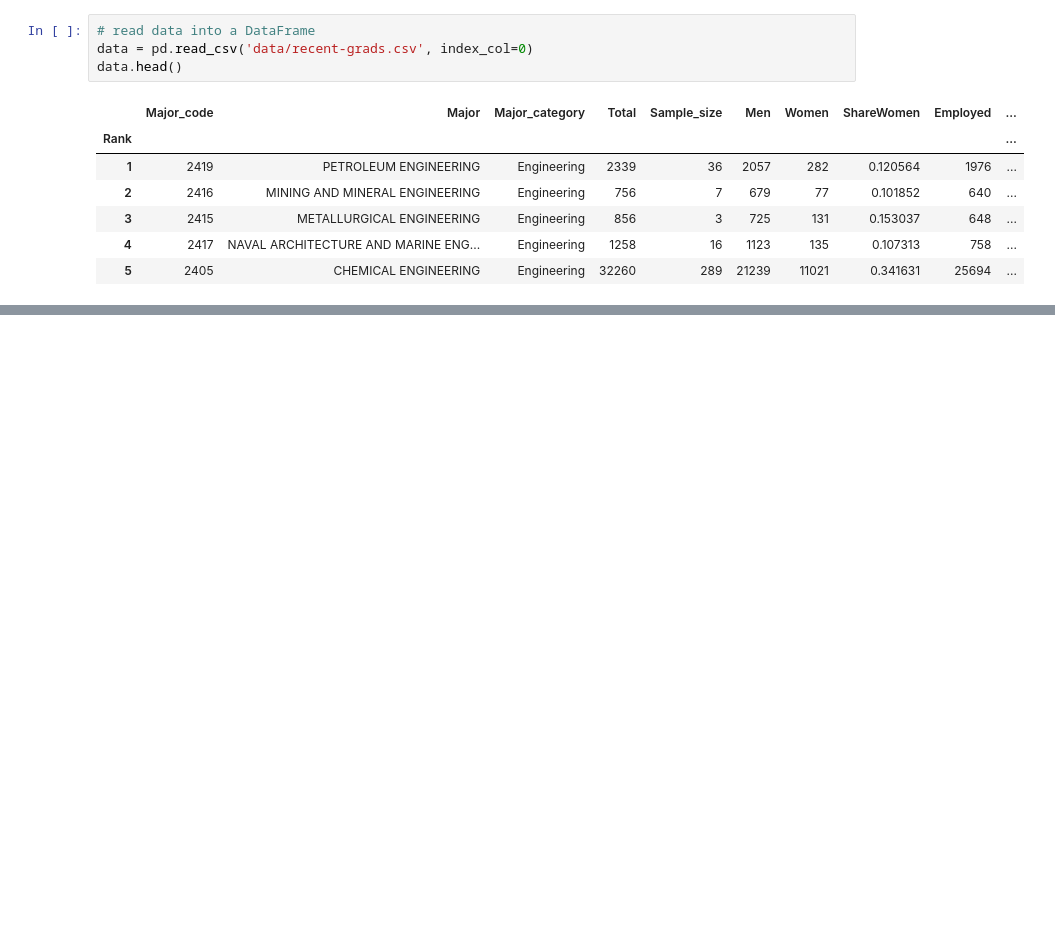
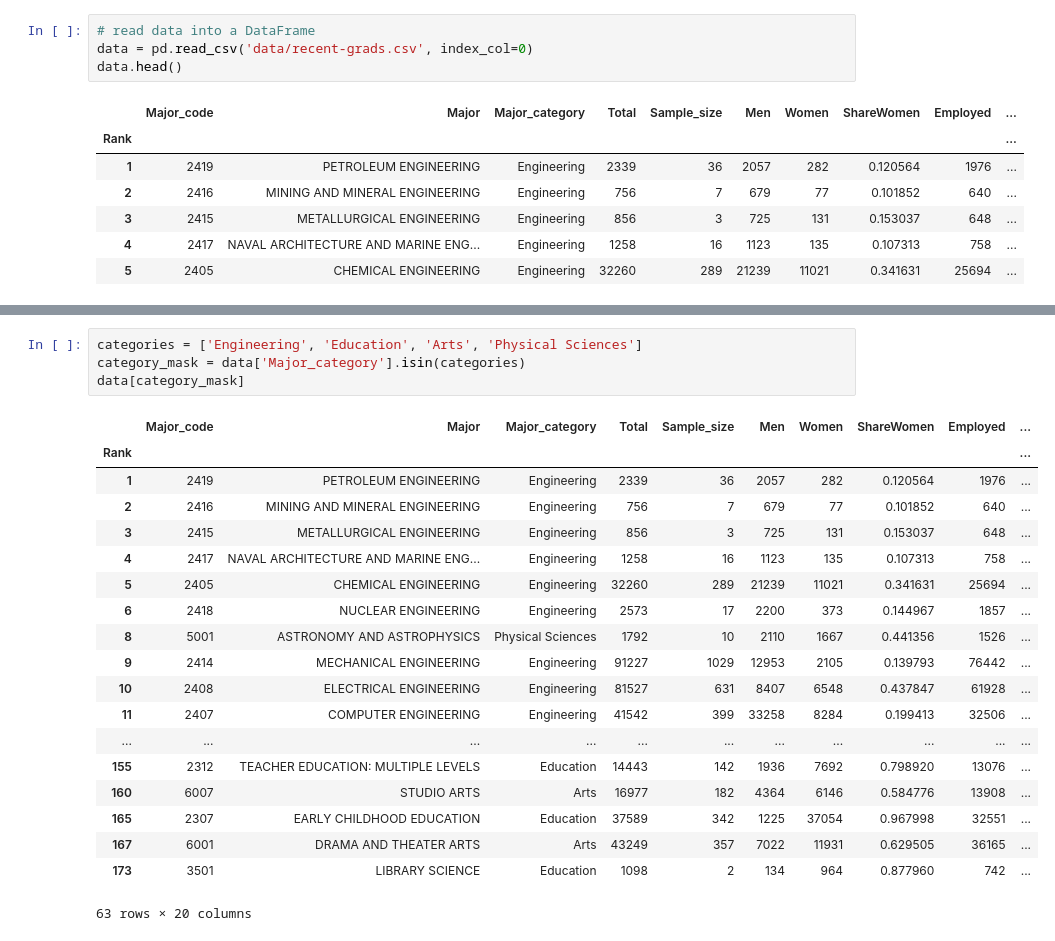
Before and after one commit to SanaNasar/SF_DAT_17_WORK, a Jupyter notebook: Final Project/Women in STEM-Correlation.ipynb, the cells around one changed output, grey strips where cells are left out. Drawn from its saved outputs; the diff is of its cells as text; blank space fills up the shorter version.

```diff
--- a/Final Project/Women in STEM-Correlation.ipynb
+++ b/Final Project/Women in STEM-Correlation.ipynb
@@ -30,0 +71,24 @@ sns.pairplot(data, x_vars=['Women','ShareWomen','Total'], y_vars='Unemployment_r
+# %%
+categories = ['Engineering', 'Education', 'Arts', 'Physical Sciences']
+category_mask = data['Major_category'].isin(categories)
+data[category_mask]
+# %% [output]
+|  | Major_code | Major | Major_category | Total | Sample_size | Men | Women | ShareWomen | Employed | ... |
+| Rank |  |  |  |  |  |  |  |  |  | ... |
+| 1 | 2419 | PETROLEUM ENGINEERING | Engineering | 2339 | 36 | 2057 | 282 | 0.120564 | 1976 | ... |
+| 2 | 2416 | MINING AND MINERAL ENGINEERING | Engineering | 756 | 7 | 679 | 77 | 0.101852 | 640 | ... |
+| 3 | 2415 | METALLURGICAL ENGINEERING | Engineering | 856 | 3 | 725 | 131 | 0.153037 | 648 | ... |
+| 4 | 2417 | NAVAL ARCHITECTURE AND MARINE ENG... | Engineering | 1258 | 16 | 1123 | 135 | 0.107313 | 758 | ... |
+| 5 | 2405 | CHEMICAL ENGINEERING | Engineering | 32260 | 289 | 21239 | 11021 | 0.341631 | 25694 | ... |
+| 6 | 2418 | NUCLEAR ENGINEERING | Engineering | 2573 | 17 | 2200 | 373 | 0.144967 | 1857 | ... |
+| 8 | 5001 | ASTRONOMY AND ASTROPHYSICS | Physical Sciences | 1792 | 10 | 2110 | 1667 | 0.441356 | 1526 | ... |
+| 9 | 2414 | MECHANICAL ENGINEERING | Engineering | 91227 | 1029 | 12953 | 2105 | 0.139793 | 76442 | ... |
+| 10 | 2408 | ELECTRICAL ENGINEERING | Engineering | 81527 | 631 | 8407 | 6548 | 0.437847 | 61928 | ... |
+| 11 | 2407 | COMPUTER ENGINEERING | Engineering | 41542 | 399 | 33258 | 8284 | 0.199413 | 32506 | ... |
+| ... | ... | ... | ... | ... | ... | ... | ... | ... | ... | ... |
+| 155 | 2312 | TEACHER EDUCATION: MULTIPLE LEVELS | Education | 14443 | 142 | 1936 | 7692 | 0.798920 | 13076 | ... |
+| 160 | 6007 | STUDIO ARTS | Arts | 16977 | 182 | 4364 | 6146 | 0.584776 | 13908 | ... |
+| 165 | 2307 | EARLY CHILDHOOD EDUCATION | Education | 37589 | 342 | 1225 | 37054 | 0.967998 | 32551 | ... |
+| 167 | 6001 | DRAMA AND THEATER ARTS | Arts | 43249 | 357 | 7022 | 11931 | 0.629505 | 36165 | ... |
+| 173 | 3501 | LIBRARY SCIENCE | Education | 1098 | 2 | 134 | 964 | 0.877960 | 742 | ... |
+63 rows × 20 columns
```
Also changed, not shown: parts of 15 cells of this notebook.
